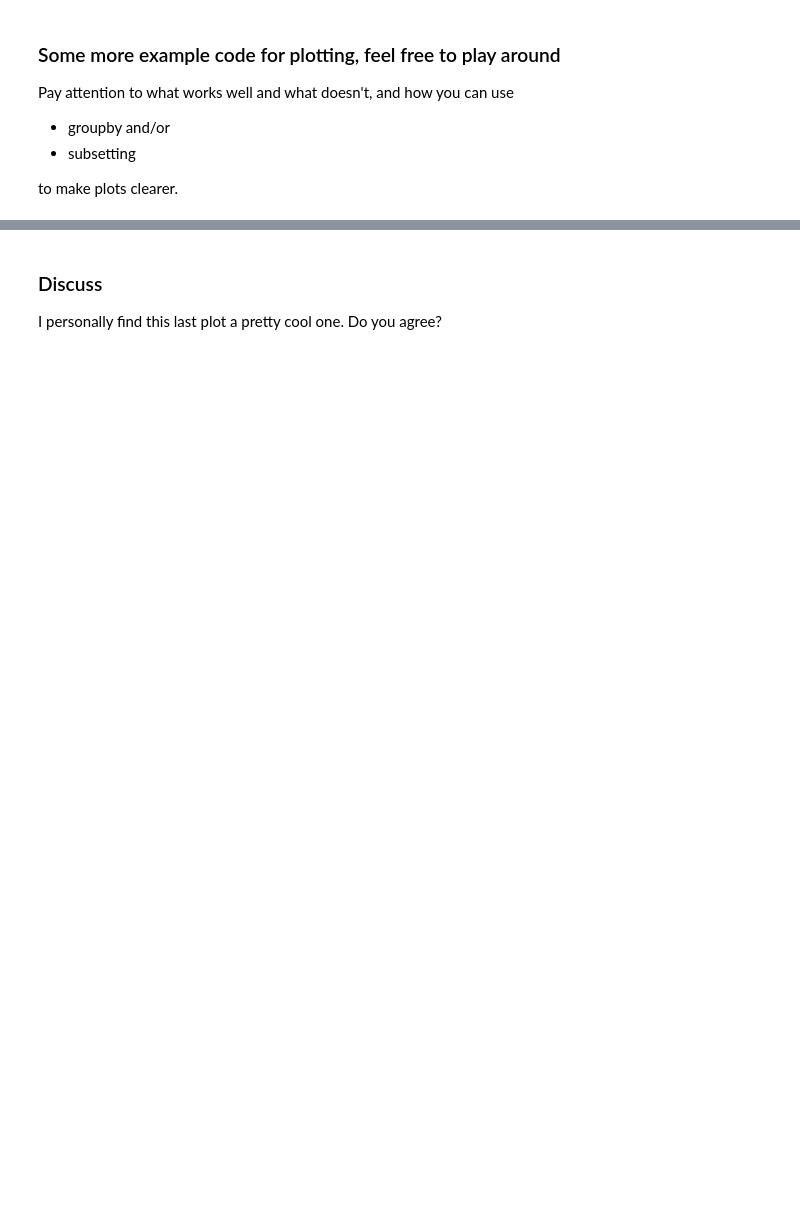
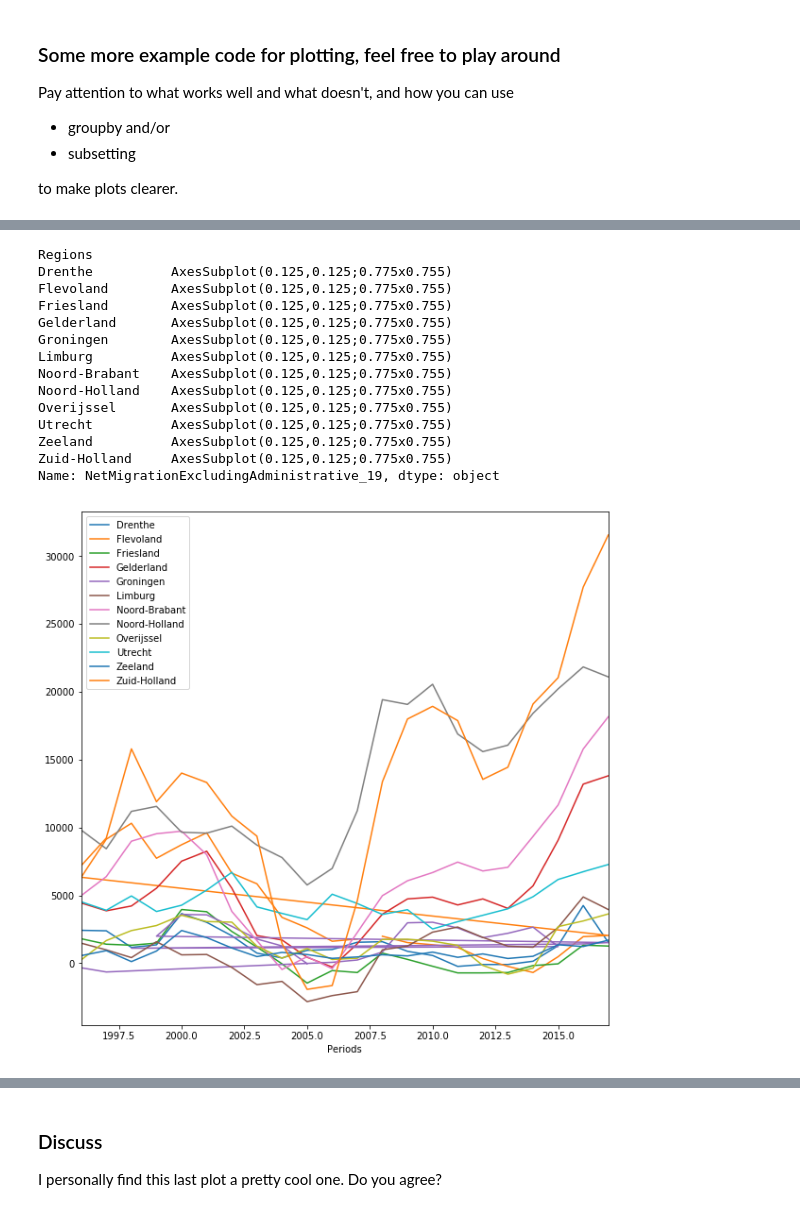
Before and after one commit to fhopp/data_journalism, a Jupyter notebook: _sources/content/04-join_and_aggregate.ipynb, the cells around one changed output, grey strips where cells are left out. Saved outputs shown, nothing was run; the diff lists cells and outputs as text; code cells hidden in the pictures; blank space fills up the shorter version.

```diff
--- a/_sources/content/04-join_and_aggregate.ipynb
+++ b/_sources/content/04-join_and_aggregate.ipynb
@@ -118,3 +265,19 @@ df.groupby(df.index)['GDPVolumeChanges_1'].agg(np.mean).plot(legend=True, second
 # %%
-df.groupby('Regions')['NetMigrationIncludingAdministrative_17'].plot(legend=True, figsize = [10,10] )
+df.groupby('Regions')['NetMigrationExcludingAdministrative_19'].plot(legend=True, figsize = [10,10] )
+# %% [output]
+Regions
+Drenthe          AxesSubplot(0.125,0.125;0.775x0.755)
+Flevoland        AxesSubplot(0.125,0.125;0.775x0.755)
+Friesland        AxesSubplot(0.125,0.125;0.775x0.755)
+Gelderland       AxesSubplot(0.125,0.125;0.775x0.755)
+Groningen        AxesSubplot(0.125,0.125;0.775x0.755)
+Limburg          AxesSubplot(0.125,0.125;0.775x0.755)
+Noord-Brabant    AxesSubplot(0.125,0.125;0.775x0.755)
+Noord-Holland    AxesSubplot(0.125,0.125;0.775x0.755)
+Overijssel       AxesSubplot(0.125,0.125;0.775x0.755)
+Utrecht          AxesSubplot(0.125,0.125;0.775x0.755)
+Zeeland          AxesSubplot(0.125,0.125;0.775x0.755)
+Zuid-Holland     AxesSubplot(0.125,0.125;0.775x0.755)
+Name: NetMigrationExcludingAdministrative_19, dtype: object
+[figure, added]
 # %%
```
Also changed, not shown: parts of 24 cells of this notebook, 49 other files.
